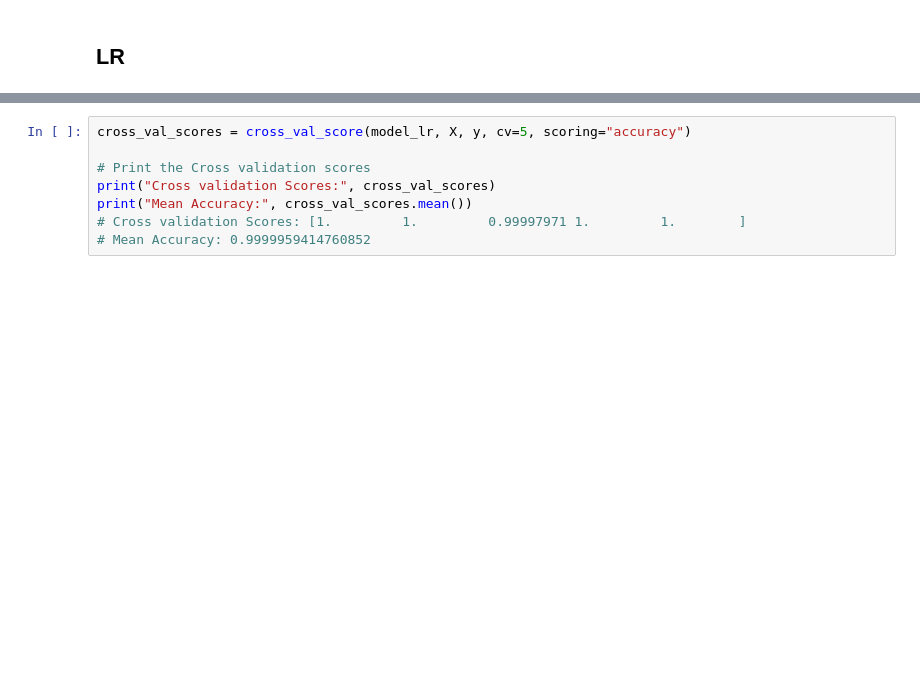
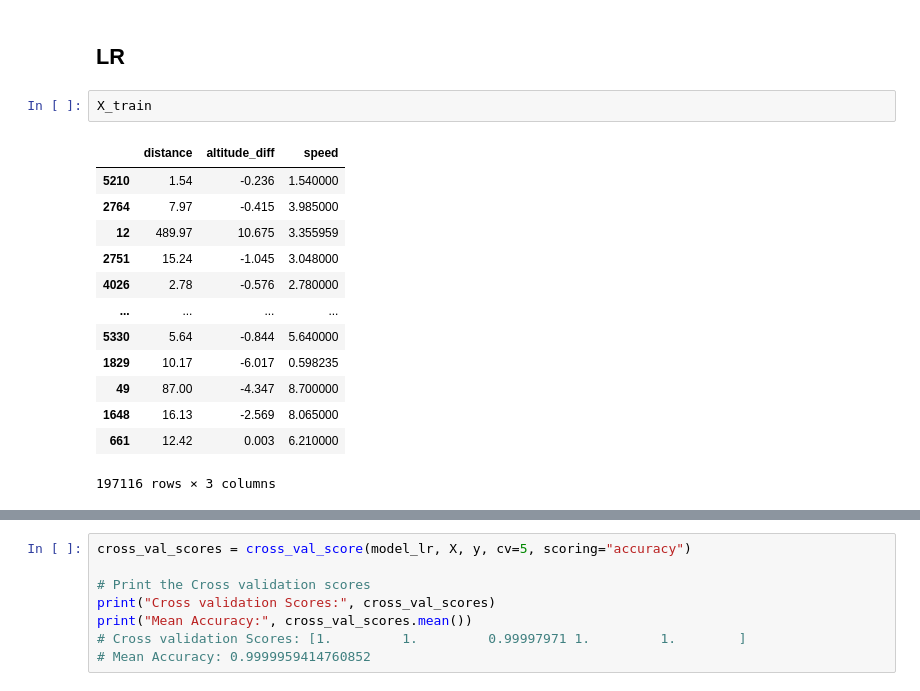
Before and after one commit to nimakarimi97/my-thesis-MSc, a Jupyter notebook: project/implement_ML_multiple_files.ipynb, the cells around one changed output, grey strips where cells are left out. Drawn from its saved outputs; the diff is of its cells as text; blank space fills up the shorter version.

```diff
--- a/project/implement_ML_multiple_files.ipynb
+++ b/project/implement_ML_multiple_files.ipynb
@@ -87,6 +104,22 @@ report.describe()
 | max | 20.000000 | 6.000000 | 6.000000 |
 # %% [markdown]
 ## LR
+# %%
+X_train
+# %% [output]
+|  | distance | altitude_diff | speed |
+| 5210 | 1.54 | -0.236 | 1.540000 |
+| 2764 | 7.97 | -0.415 | 3.985000 |
+| 12 | 489.97 | 10.675 | 3.355959 |
+| 2751 | 15.24 | -1.045 | 3.048000 |
+| 4026 | 2.78 | -0.576 | 2.780000 |
+| ... | ... | ... | ... |
+| 5330 | 5.64 | -0.844 | 5.640000 |
+| 1829 | 10.17 | -6.017 | 0.598235 |
+| 49 | 87.00 | -4.347 | 8.700000 |
+| 1648 | 16.13 | -2.569 | 8.065000 |
+| 661 | 12.42 | 0.003 | 6.210000 |
+197116 rows × 3 columns
 # %%
 from sklearn.linear_model import LogisticRegression
 
```
Also changed, not shown: parts of 4 cells of this notebook, 8 other files.
